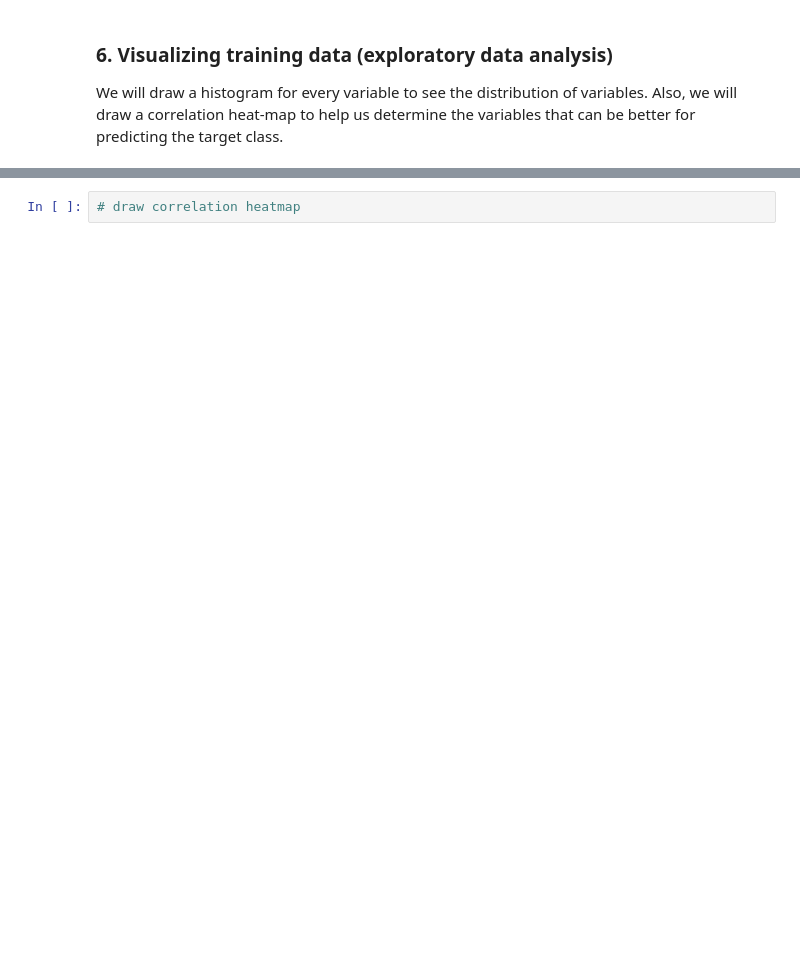
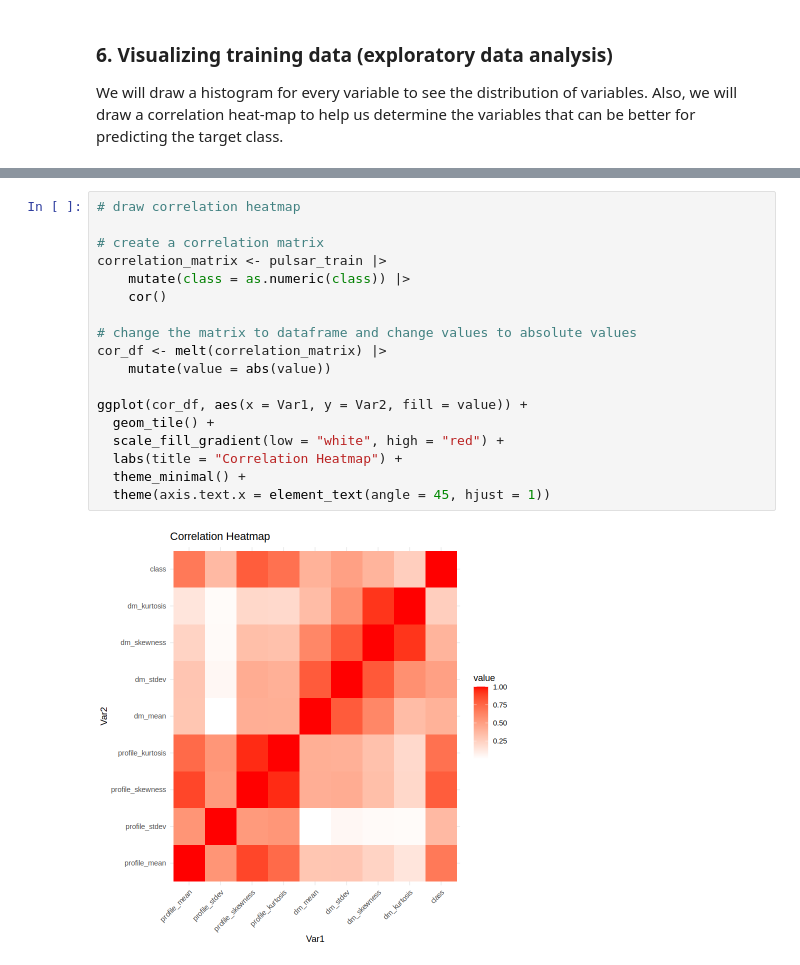
Before and after one commit to sinamhdv/UBC-DSCI-100-project, a Jupyter notebook: project-proposal.ipynb, the cells around one changed output, grey strips where cells are left out. Cells and saved outputs as stored; diff of their text form; blank space fills up the shorter version.

Commit message:
Added correlation heatmap

```diff
--- a/project-proposal.ipynb
+++ b/project-proposal.ipynb
@@ -127,2 +128,20 @@ hist_plots
 # %%
 # draw correlation heatmap
+
+# create a correlation matrix
+correlation_matrix <- pulsar_train |>
+    mutate(class = as.numeric(class)) |>
+    cor()
+
+# change the matrix to dataframe and change values to absolute values
+cor_df <- melt(correlation_matrix) |>
+    mutate(value = abs(value))
+
+ggplot(cor_df, aes(x = Var1, y = Var2, fill = value)) +
+  geom_tile() +
+  scale_fill_gradient(low = "white", high = "red") +
+  labs(title = "Correlation Heatmap") +
+  theme_minimal() +
+  theme(axis.text.x = element_text(angle = 45, hjust = 1))
+# %% [output]
+[figure, added]
```
Also changed, not shown: parts of 3 cells of this notebook.
